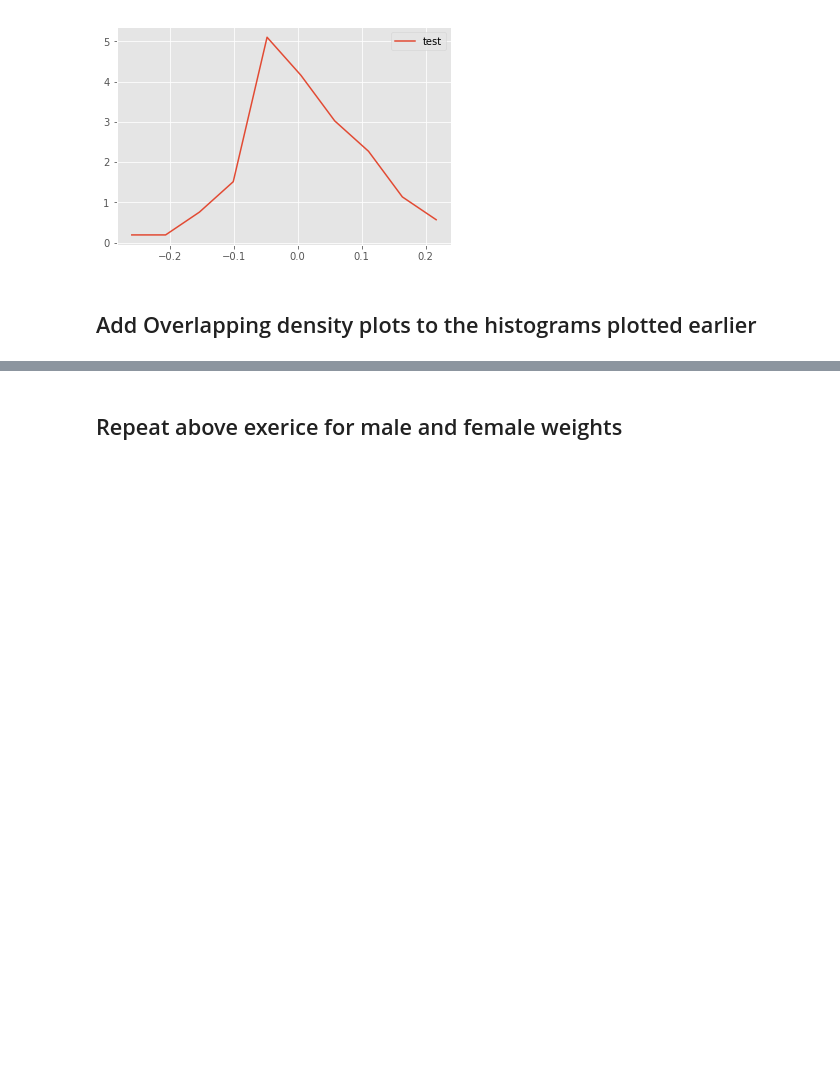
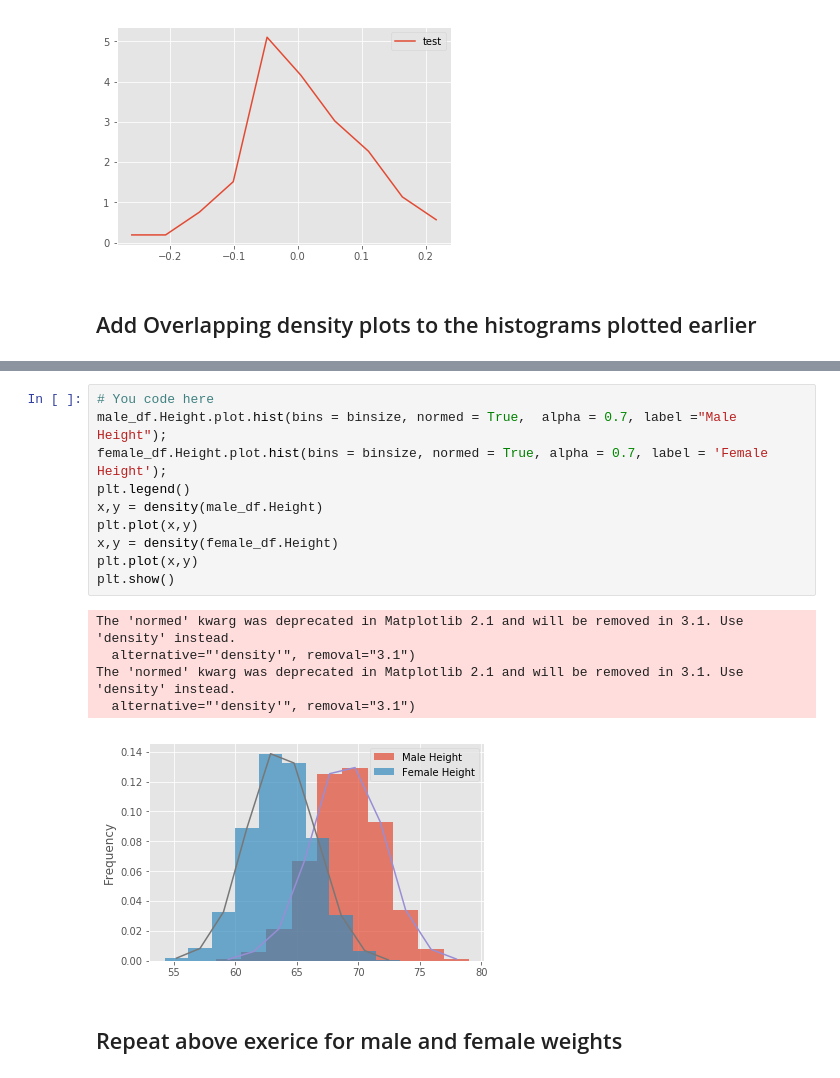
Before and after one commit to probboy/probability-density-functions-lab-nyc-ds-082619, a Jupyter notebook: index.ipynb, the cells around one changed output, grey strips where cells are left out. Cells and saved outputs as stored; diff of their text form; blank space fills up the shorter version.

```diff
--- a/index.ipynb
+++ b/index.ipynb
@@ -131,3 +127,19 @@ plt.show()
+# %%
+# You code here
+male_df.Height.plot.hist(bins = binsize, normed = True,  alpha = 0.7, label ="Male Height");
+female_df.Height.plot.hist(bins = binsize, normed = True, alpha = 0.7, label = 'Female Height');
+plt.legend()
+x,y = density(male_df.Height)
+plt.plot(x,y)
+x,y = density(female_df.Height)
+plt.plot(x,y)
+plt.show()
+# %% [output]
+The 'normed' kwarg was deprecated in Matplotlib 2.1 and will be removed in 3.1. Use 'density' instead.
+  alternative="'density'", removal="3.1")
+The 'normed' kwarg was deprecated in Matplotlib 2.1 and will be removed in 3.1. Use 'density' instead.
+  alternative="'density'", removal="3.1")
+[figure, added]
 # %% [markdown]
 ## Repeat above exerice for male and female weights
 # %%
```
Also changed, not shown: parts of 1 cell of this notebook.
